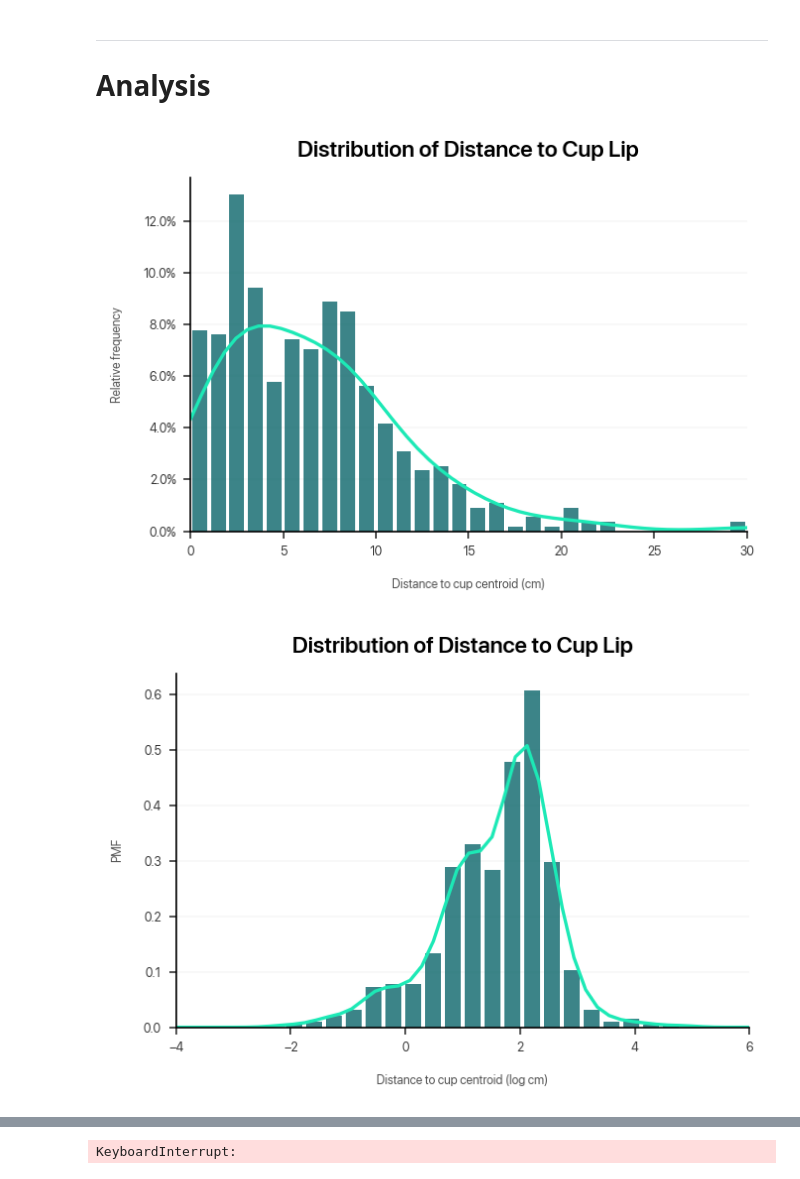
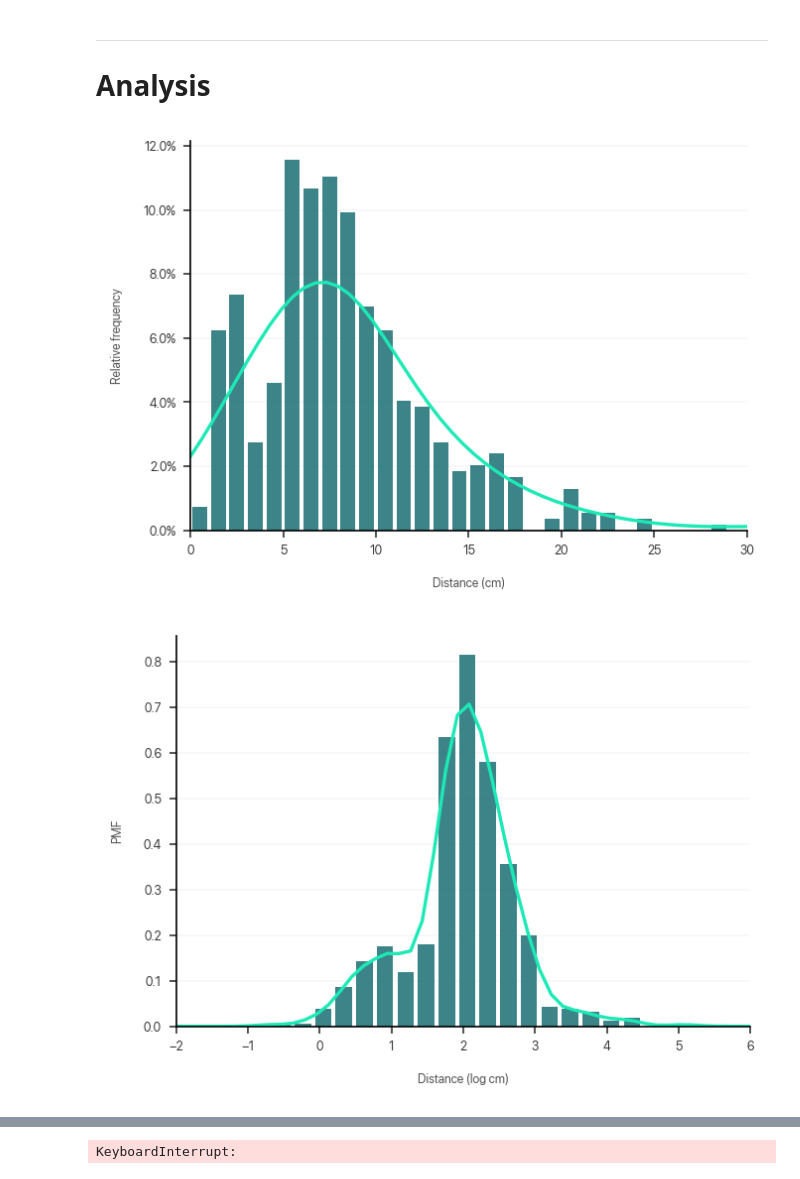
Before and after one commit to dlundgaard/BeerPongMastery, a Jupyter notebook: Analysis/analysis.ipynb, the cells around one changed output, grey strips where cells are left out. Saved outputs shown, nothing was run; the diff lists cells and outputs as text; code cells hidden in the pictures.

```diff
--- a/Analysis/analysis.ipynb
+++ b/Analysis/analysis.ipynb
@@ -431,8 +431,8 @@ def aggregate():
                     "Trial": trial,
                     "CompletedThrows": trial if condition == "Darkness" else trial + 10,
                     "Outcome": "Hit" if trial_data.outcome else "Miss",
-                    "BallCentroidDistanceAtBrimPlane": ball_data[above_brim_plane]["DistanceHorizontal"].min(), # minimum distance from cup centroid in cm
-                    "DistanceMiss": max(0, ball_data[above_brim_plane]["DistanceHorizontal"].min() - HIT_RADIUS), # minimum distance from cup in cm
+                    "BallCentroidDistanceAtBrimPlane": ball_data[above_brim_plane]["Distance"].min(), # minimum distance from cup centroid in cm
+                    "DistanceMiss": max(0, ball_data[above_brim_plane]["Distance"].min() - HIT_RADIUS), # minimum distance from cup in cm
                     "LateralMiss": max(0, abs(ball_data[above_brim_plane]["Lateral"]).min() - HIT_RADIUS), # lateral distance to cup in cm
                     "LongitudeMiss": max(0, abs(ball_data[above_brim_plane]["Longitude"]).min() - HIT_RADIUS), # longitudinal distance to cup in cm
                     "BallSpeedMax": ball_data["Speed"].max(), # ball max speed in m/s
@@ -468,45 +468,48 @@ aggregated.set_index(["Session", "Player", "Condition", "Trial"]).round(2).head(
 
 # Analysis
 # %%
+OUTCOME = "BallCentroidDistanceAtBrimPlane"
+
 plt.figure()
 data_range = 30
 plt.hist(
-    aggregated["BallCentroidDistanceAtBrimPlane"],
+    aggregated[OUTCOME],
     range = (0, data_range),
     bins = data_range,
     density=True,
     alpha = 0.8,
     rwidth=0.8
 )
 plt.plot(
     np.linspace(0, data_range),
-    stats.gaussian_kde(aggregated["BallCentroidDistanceAtBrimPlane"])(np.linspace(0, data_range))
+    stats.gaussian_kde(aggregated[OUTCOME])(np.linspace(0, data_range))
 )
-plt.xlabel("Distance to cup centroid (cm)")
+plt.xlabel("Distance (cm)")
 plt.ylabel("Relative frequency")
-plt.title("Distribution of Distance to Cup Lip")
+plt.title("")
 plt.gca().yaxis.set_major_formatter(ticker.PercentFormatter(1))
 plt.tight_layout()
 
 plt.figure()
+x_range = np.linspace(-2, 6)
 plt.hist(
-    np.log(aggregated["BallCentroidDistanceAtBrimPlane"]),
+    np.log(aggregated[OUTCOME]),
     bins = 20,
     density = True,
     alpha = 0.8,
     rwidth=0.8
 )
 plt.plot(
-    np.linspace(-4, 6),
-    stats.gaussian_kde(np.log(aggregated["BallCentroidDistanceAtBrimPlane"]))(np.linspace(-4, 6))
+    x_range,
+    stats.gaussian_kde(np.log(aggregated[OUTCOME]))(x_range)
 )
-plt.xlabel("Distance to cup centroid (log cm)")
+plt.xlabel("Distance (log cm)")
 plt.ylabel("PMF")
-plt.title("Distribution of Distance to Cup Lip")
+plt.title("")
 plt.tight_layout()
 # %% [output]
-[figure, old version]
+[figure, new version]
-[figure, old version]
+[figure, new version]
 # %%
 OUTCOME = "BallCentroidDistanceAtBrimPlane"
 
```
Also changed, not shown: parts of 2 cells of this notebook, 2 other files.
